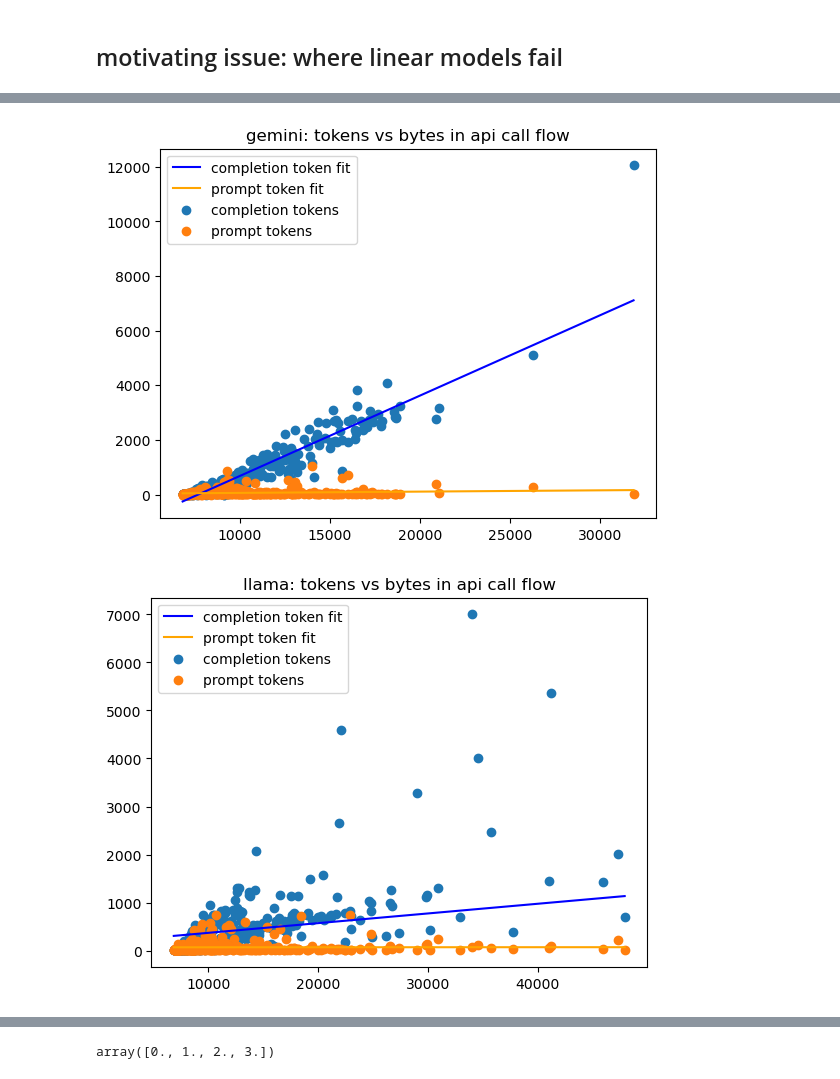
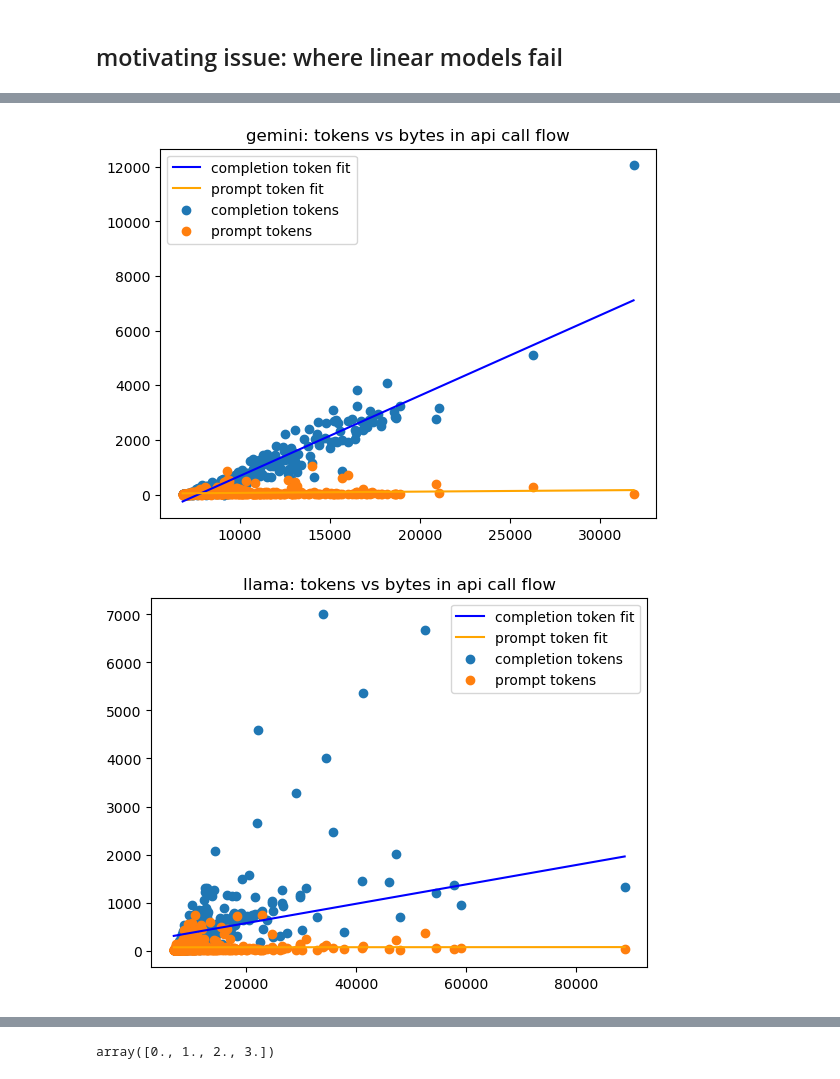
Before and after one commit to noise-course/course-project-zroe1, a Jupyter notebook: main.ipynb, the cells around one changed output, grey strips where cells are left out. Saved outputs shown, nothing was run; the diff lists cells and outputs as text; code cells hidden in the pictures.

```diff
--- a/main.ipynb
+++ b/main.ipynb
@@ -175,41 +175,40 @@ def get_linear_models(segments, labels):
 # %%
 def plot_regression(segments, labels, model, m_completion, b_completion, m_prompt, b_prompt):
     # remove outliers
-    # this should only remove a single point in the llama datset
     segments_new = []
     labels_new = []
     for s,l in zip(segments, labels):
-        if not sum(s['Length']) > 50_000:
+        if not sum(s['Length']) > 100_000:
             segments_new.append(s)
             labels_new.append(l)
     segments, labels = segments_new, labels_new
 
     max_bytes = max([sum(s['Length']) for s in segments])
     min_bytes = min([sum(s['Length']) for s in segments])
 
     reg_completion_x = np.linspace(min_bytes,max_bytes, max_bytes - min_bytes + 1)
     reg_completion_y = reg_completion_x * m_completion + b_completion
 
     reg_prompt_x = np.linspace(min_bytes,max_bytes, max_bytes - min_bytes + 1)
     reg_prompt_y = reg_prompt_x * m_prompt + b_prompt
 
     plt.plot(reg_completion_x, reg_completion_y, color='blue', label="completion token fit")
     plt.plot(reg_prompt_x, reg_prompt_y, color='orange', label="prompt token fit")
 
     plot_tokens_vs_total_bytes(segments, labels, model)
 
 m_c, b_c, m_p, b_p = get_linear_models(grok_segments, grok_labels)
 plot_regression(grok_segments, grok_labels, 'grok', m_c, b_c, m_p, b_p)
 
 m_c, b_c, m_p, b_p = get_linear_models(gemini_segments, gemini_labels)
 plot_regression(gemini_segments, gemini_labels, 'gemini', m_c, b_c, m_p, b_p)
 
 m_c, b_c, m_p, b_p = get_linear_models(llama_segments, llama_labels)
 plot_regression(llama_segments, llama_labels, 'llama', m_c, b_c, m_p, b_p)
 # %% [output]
 [figure]
 [figure]
-[figure, old version]
+[figure, new version]
 # %%
 every_api_call = grok_segments + gemini_segments + llama_segments
 every_label = grok_labels + gemini_labels + llama_labels
```
Also changed, not shown: parts of 3 cells of this notebook.
